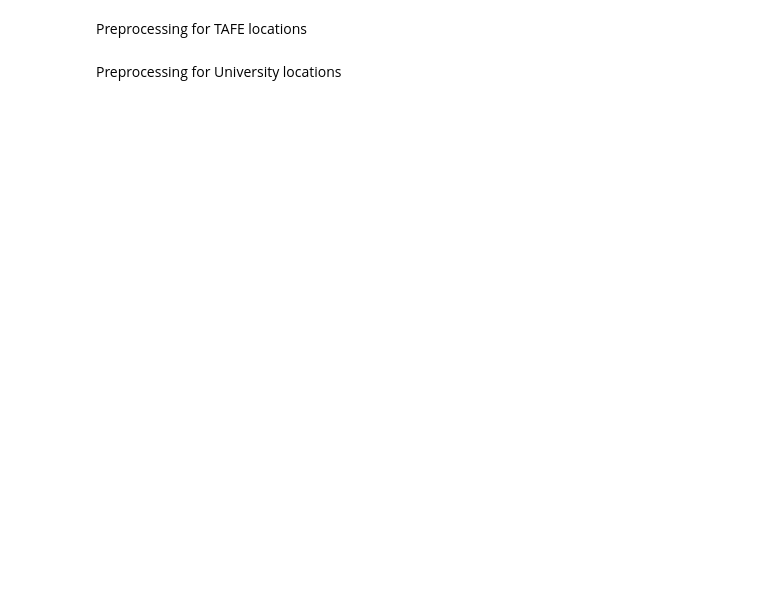
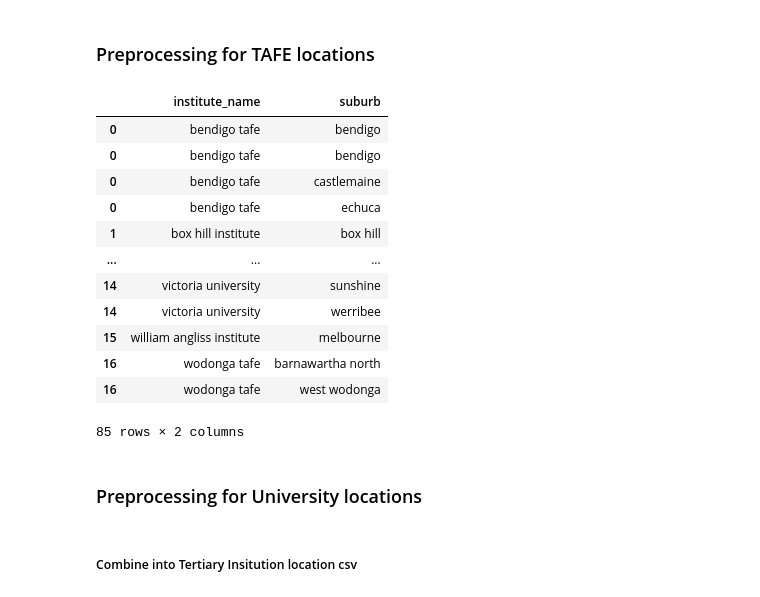
Before and after one commit to MAST30034-AppliedDataScience/project-2-group-real-estate-industry-project-15, a Jupyter notebook: notebooks/preprocess_education_data.ipynb, the cells around one changed output. Cells and saved outputs as stored; diff of their text form; code cells hidden in the pictures; blank space fills up the shorter version.

```diff
--- a/notebooks/preprocess_education_data.ipynb
+++ b/notebooks/preprocess_education_data.ipynb
@@ -14,6 +27,6 @@ from fuzzywuzzy import process
 import os
 # %% [markdown]
-Preprocessing for TAFE locations
+### Preprocessing for TAFE locations
 # %%
 # reading TAFE dataset
 tafe_df = pd.read_csv('../data/landing/TAFE_locations.csv')
@@ -37,3 +50,6 @@ tafe_df = tafe_df.explode('suburbs')
 tafe_df = tafe_df.drop(columns='Locations')
 # change column name to align format
 tafe_df = tafe_df.rename(columns={'Institute Name': 'institute_name'})
+tafe_df = tafe_df.rename(columns={'suburbs': 'suburb'})
+tafe_df['institute_name'] = tafe_df['institute_name'].str.lower()
+tafe_df['suburb'] = tafe_df['suburb'].str.lower()
@@ -43,5 +56,21 @@ tafe_df.to_csv('../data/raw/tafe_suburbs.csv', index=False)
+# %%
+tafe_df
+# %% [output]
+|  | institute_name | suburb |
+| 0 | bendigo tafe | bendigo |
+| 0 | bendigo tafe | bendigo |
+| 0 | bendigo tafe | castlemaine |
+| 0 | bendigo tafe | echuca |
+| 1 | box hill institute | box hill |
+| ... | ... | ... |
+| 14 | victoria university | sunshine |
+| 14 | victoria university | werribee |
+| 15 | william angliss institute | melbourne |
+| 16 | wodonga tafe | barnawartha north |
+| 16 | wodonga tafe | west wodonga |
+85 rows × 2 columns
 # %% [markdown]
-Preprocessing for University locations
+### Preprocessing for University locations
 # %%
 # reading university dataset
 university_df = pd.read_csv('../data/landing/university_locations.csv')
@@ -63 +94,3 @@ university_df['suburbs'] = university_df['suburbs'].str.replace('[,"\']', '', re
+# %% [markdown]
+##### Combine into Tertiary Insitution location csv
 # %%
```
Also changed, not shown: parts of 63 cells of this notebook, 1 other file.
